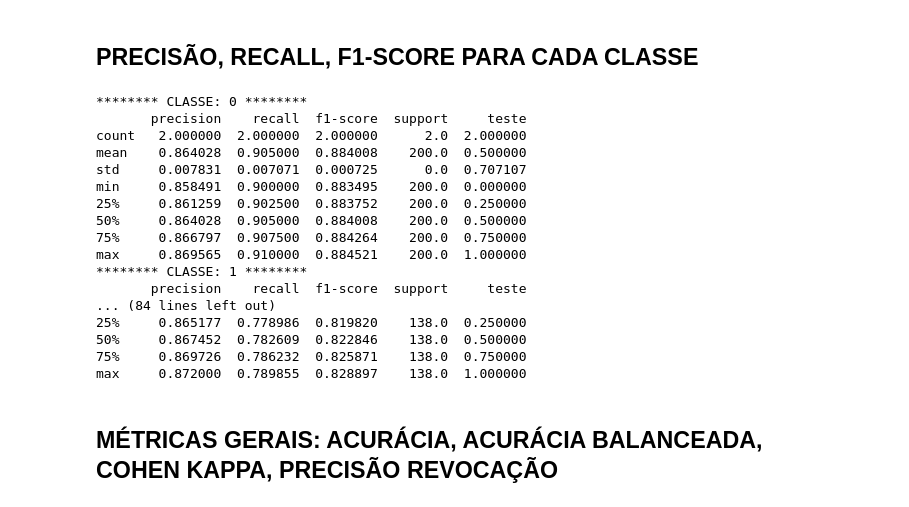
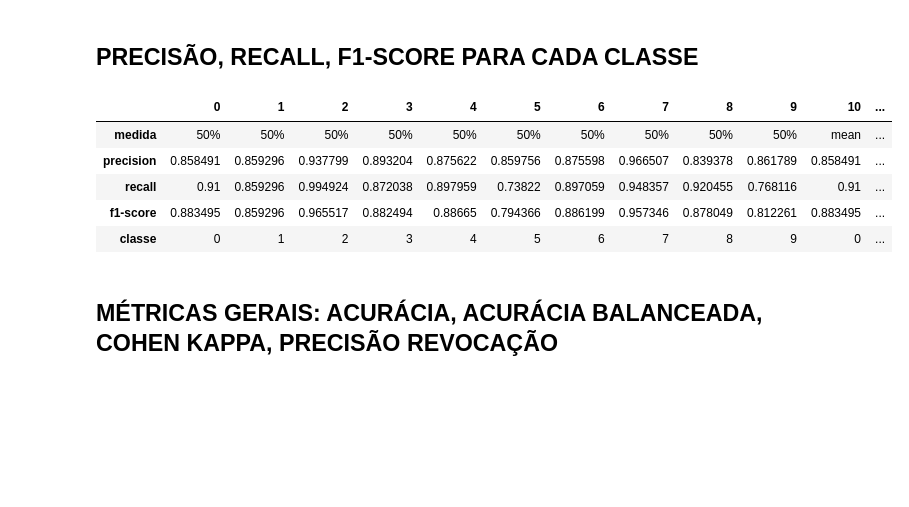
Before and after one commit to HedersonSantos/Noticias, a Jupyter notebook: BERT/BERTimbau_noticias.ipynb, the cells around one changed output. Saved outputs shown, nothing was run; the diff lists cells and outputs as text; code cells hidden in the pictures; blank space fills up the shorter version.

```diff
--- a/BERT/BERTimbau_noticias.ipynb
+++ b/BERT/BERTimbau_noticias.ipynb
@@ -605,41 +636,29 @@ Model loaded from <== ./bertimbau_resp/9/0/model.pt
 # %% [markdown]
 ## PRECISÃO, RECALL, F1-SCORE PARA CADA CLASSE
-# %%
-label_field, text_field, fields = montaFields(MAX_SEQ_LEN[idx])
-      tokens = tokenizaAmostra(source_folder+str(amostra),soTeste=True)
-      best_model = BERT(qtd_categories=qtd_categories[idx]).to(device)
-      load_checkpoint(destination_folder+"/"+str(id_) + '/model.pt', best_model)
-      X_saida_teste, y_true, y_pred, df = evaluate(best_model, tokens[2])
-
-frame=[]
-for i, df in enumerate(porclasse):
-  df['classe']= df.index.tolist()
-  df['teste']=i
-  frame.append(df)
-
-dfMetricas = pd.concat(frame, sort=False)
-for classe in range(10):
-  print('******** CLASSE:', classe, '********')
-  dfClasse = dfMetricas[dfMetricas['classe']==str(classe)]
-  print(dfClasse.describe())
-# %% [output]
-******** CLASSE: 0 ********
-       precision    recall  f1-score  support     teste
-count   2.000000  2.000000  2.000000      2.0  2.000000
-mean    0.864028  0.905000  0.884008    200.0  0.500000
-std     0.007831  0.007071  0.000725      0.0  0.707107
-min     0.858491  0.900000  0.883495    200.0  0.000000
-25%     0.861259  0.902500  0.883752    200.0  0.250000
-50%     0.864028  0.905000  0.884008    200.0  0.500000
-75%     0.866797  0.907500  0.884264    200.0  0.750000
-max     0.869565  0.910000  0.884521    200.0  1.000000
-******** CLASSE: 1 ********
-       precision    recall  f1-score  support     teste
-... (84 lines left out)
-25%     0.865177  0.778986  0.819820    138.0  0.250000
-50%     0.867452  0.782609  0.822846    138.0  0.500000
-75%     0.869726  0.786232  0.825871    138.0  0.750000
-max     0.872000  0.789855  0.828897    138.0  1.000000
+# %%
+frame=[]
+for i, df in enumerate(porclasse):
+  df['classe']= df.index.tolist()
+  df['teste']=i
+  frame.append(df)
+
+dfMetricas = pd.concat(frame, sort=False)
+frame=[]
+for classe in range(10):
+  dfClasse = dfMetricas[dfMetricas['classe']==str(classe)]
+  dfDesc = pd.DataFrame(dfClasse.describe().reset_index().drop(['support','teste'],axis=1).rename(columns={'index':'medida'}))
+  dfDesc['classe']=classe
+  frame.append(dfDesc)
+dfMedidas = pd.concat(frame, sort=False)
+dfMedidas = dfMedidas[dfMedidas['medida']!='count']
+dfMedidas[(dfMedidas['medida']=='mean') | (dfMedidas['medida']=='std') | (dfMedidas['medida']=='50%') ].sort_values(by=['medida','classe']).reset_index().drop('index',axis=1).T
+# %% [output]
+|  | 0 | 1 | 2 | 3 | 4 | 5 | 6 | 7 | 8 | 9 | 10 | ... |
+| medida | 50% | 50% | 50% | 50% | 50% | 50% | 50% | 50% | 50% | 50% | mean | ... |
+| precision | 0.858491 | 0.859296 | 0.937799 | 0.893204 | 0.875622 | 0.859756 | 0.875598 | 0.966507 | 0.839378 | 0.861789 | 0.858491 | ... |
+| recall | 0.91 | 0.859296 | 0.994924 | 0.872038 | 0.897959 | 0.73822 | 0.897059 | 0.948357 | 0.920455 | 0.768116 | 0.91 | ... |
+| f1-score | 0.883495 | 0.859296 | 0.965517 | 0.882494 | 0.88665 | 0.794366 | 0.886199 | 0.957346 | 0.878049 | 0.812261 | 0.883495 | ... |
+| classe | 0 | 1 | 2 | 3 | 4 | 5 | 6 | 7 | 8 | 9 | 0 | ... |
 # %% [markdown]
 ## MÉTRICAS GERAIS: ACURÁCIA, ACURÁCIA BALANCEADA, COHEN KAPPA, PRECISÃO REVOCAÇÃO
 # %%
```
Also changed, not shown: parts of 1 cell of this notebook.
